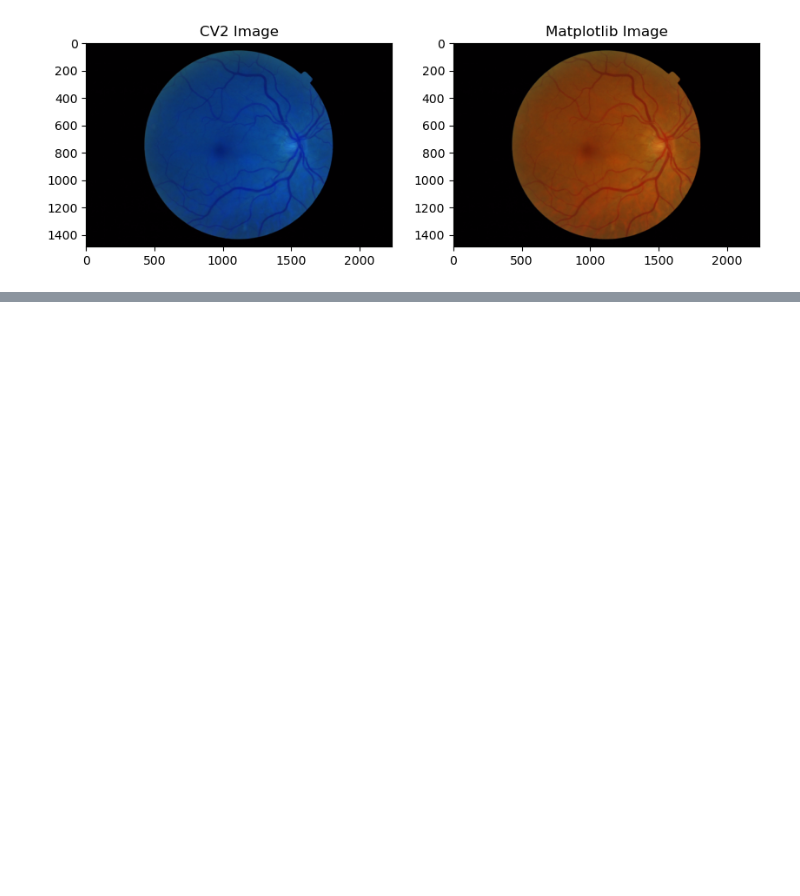
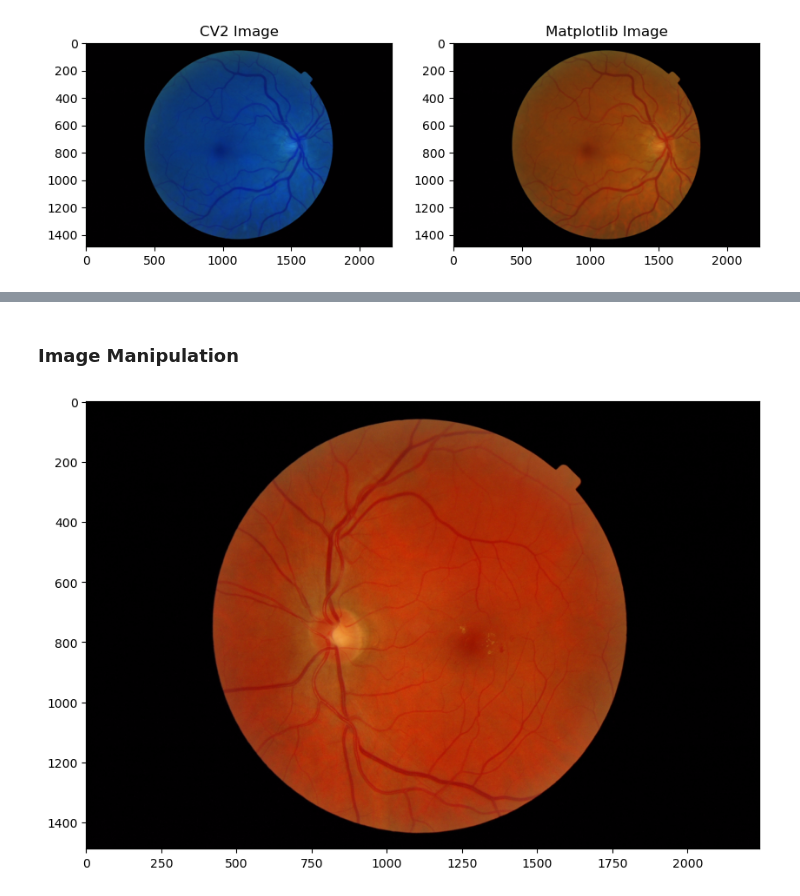
Before and after one commit to apaszynska/retinopathy-classifier, a Jupyter notebook: notebooks/02_image_processing_training.ipynb, the cells around one changed output, grey strips where cells are left out. Cells and saved outputs as stored; diff of their text form; code cells hidden in the pictures; blank space fills up the shorter version.

```diff
--- a/notebooks/02_image_processing_training.ipynb
+++ b/notebooks/02_image_processing_training.ipynb
@@ -58,0 +78,9 @@ plt.show()
+# %% [markdown]
+### Image Manipulation
+# %%
+img = plt.imread(grade_3[30])
+fig, ax = plt.subplots(figsize=(10,10))
+ax.imshow(img)
+plt.show()
+# %% [output]
+[figure, added]
```
Also changed, not shown: parts of 15 cells of this notebook.
